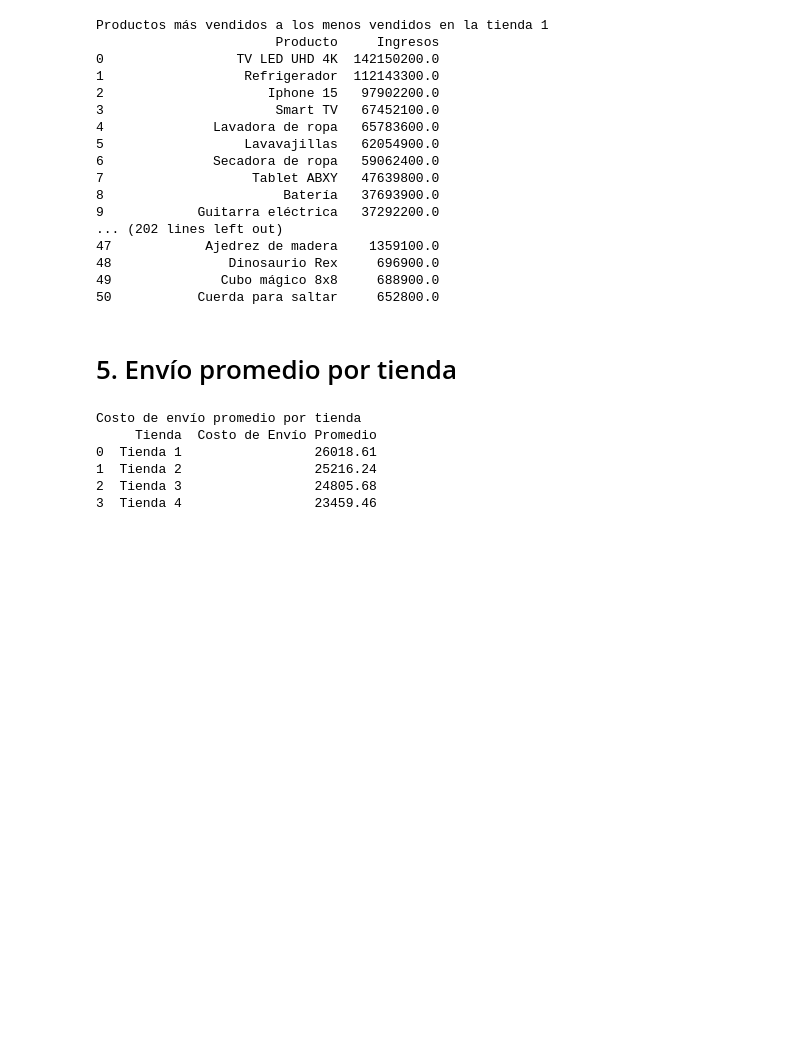
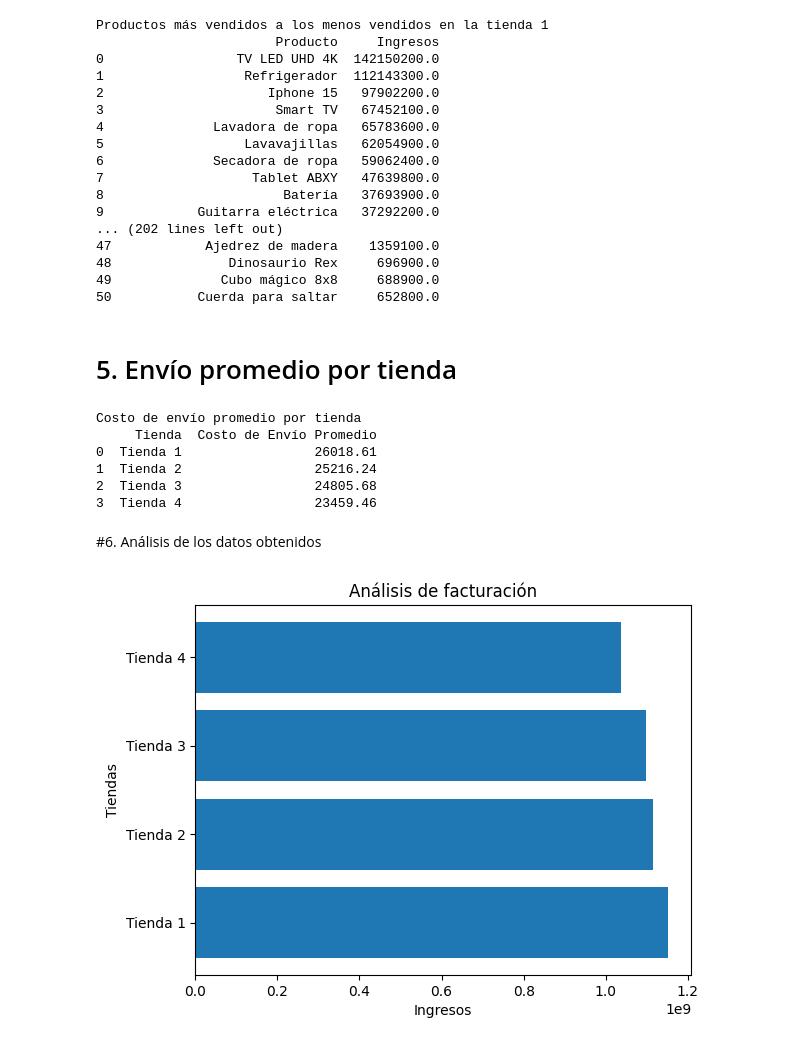
Before and after one commit to Ser2k2/challenge1-data-science-latam, a Jupyter notebook: AluraStoreLatam.ipynb, the cells around one changed output. Cells and saved outputs as stored; diff of their text form; code cells hidden in the pictures; blank space fills up the shorter version.

```diff
--- a/AluraStoreLatam.ipynb
+++ b/AluraStoreLatam.ipynb
@@ -205,3 +207,16 @@ Costo de envío promedio por tienda
 1  Tienda 2                 25216.24
 2  Tienda 3                 24805.68
 3  Tienda 4                 23459.46
+# %% [markdown]
+#6. Análisis de los datos obtenidos
+# %%
+x_ingreso_tiendas = ['Tienda 1', 'Tienda 2', 'Tienda 3', 'Tienda 4']
+y_ingreso_tiendas = [ingreso_tienda1, ingreso_tienda2, ingreso_tienda3, ingreso_tienda4]
+
+plt.barh(x_ingreso_tiendas, y_ingreso_tiendas)
+plt.title('Análisis de facturación')
+plt.xlabel("Ingresos")
+plt.ylabel("Tiendas")
+plt.show()
+# %% [output]
+[figure, added]
```
Also changed, not shown: parts of 2 cells of this notebook.
